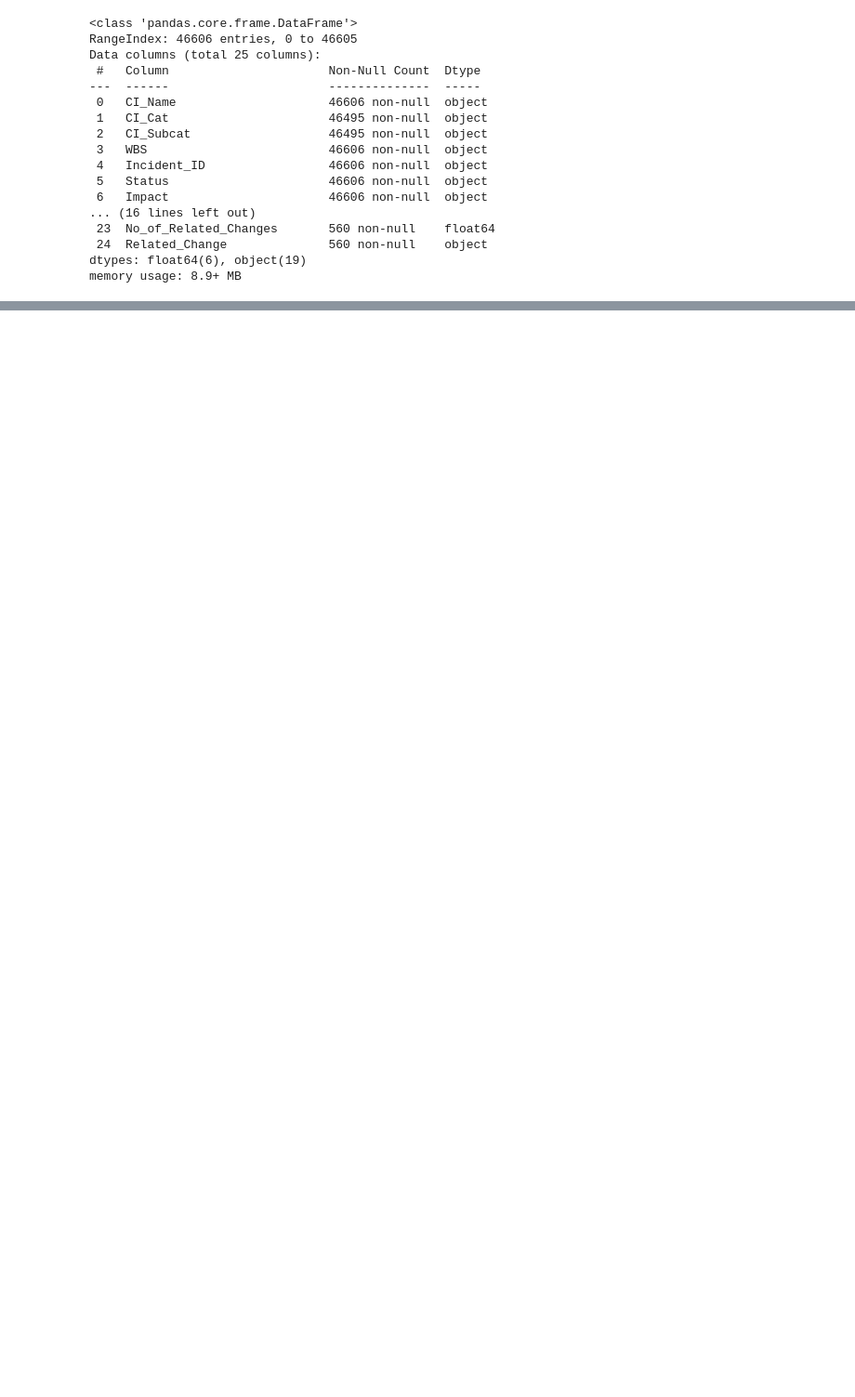
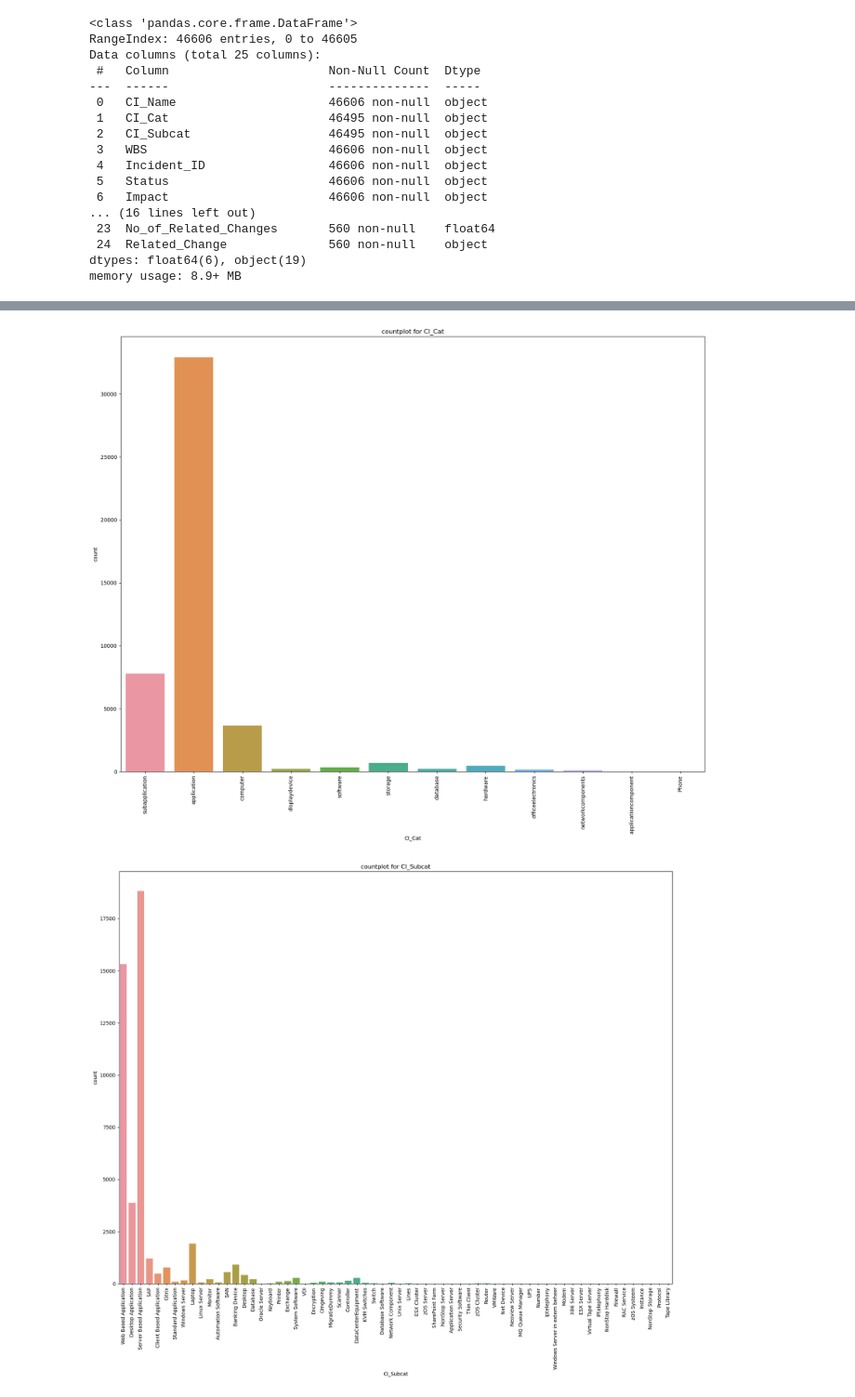
Before and after one commit to ash-171/ABCtech, a Jupyter notebook: PRCL-0012.ipynb, the cells around one changed output, grey strips where cells are left out. Shown at 93% size. Drawn from its saved outputs; the diff is of its cells as text; code cells hidden in the pictures; blank space fills up the shorter version.

```diff
--- a/PRCL-0012.ipynb
+++ b/PRCL-0012.ipynb
@@ -116,0 +150,3 @@ df.describe().T
+# %%
+numerical_data=df.select_dtypes(exclude="O").columns
+categorical_data=df.select_dtypes(include="O").columns
@@ -116,0 +167,2 @@ df.describe().T
+# %%
+col_without=[col for col in categorical_data if col not in values_to_remov]
@@ -116,0 +223,12 @@ df.describe().T
+# %%
+# plt.figure(figsize=(20,15))
+
+for col in col_without:
+    plt.figure(figsize=(20,15))
+    sns.countplot(x=df[col])
+    plt.title(f'countplot for {col}')
+    plt.xticks(rotation="vertical")
+    plt.show()
+# %% [output]
+[figure, added]
+[figure, added]
```
Also changed, not shown: parts of 18 cells of this notebook.
